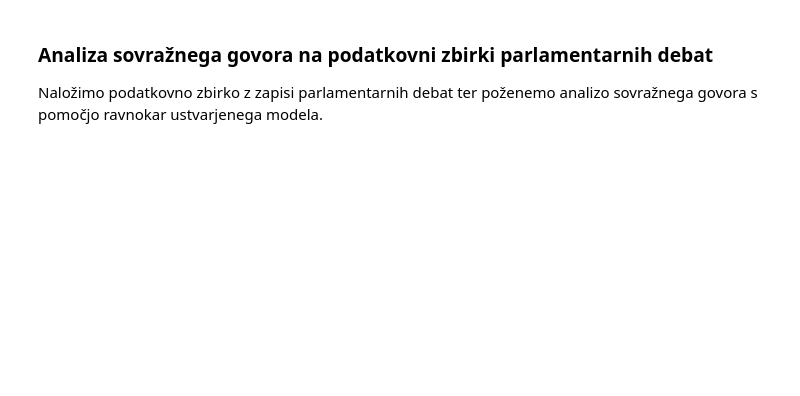
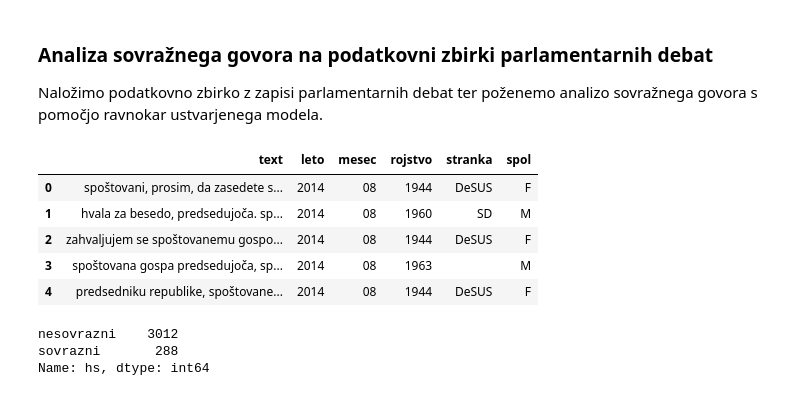
Before and after one commit to ncirar/diploma, a Jupyter notebook: Code/HateSpeech/2 Analiza sovražnega govora-crosloengualBERT.ipynb, the cells around one changed output. Drawn from its saved outputs; the diff is of its cells as text; code cells hidden in the pictures; blank space fills up the shorter version.

```diff
--- a/Code/HateSpeech/2 Analiza sovražnega govora-crosloengualBERT.ipynb
+++ b/Code/HateSpeech/2 Analiza sovražnega govora-crosloengualBERT.ipynb
@@ -288,3 +288,51 @@ metric.compute(predictions=preds, references=predictions.label_ids)
 # %% [markdown]
 ### Analiza sovražnega govora na podatkovni zbirki parlamentarnih debat
 Naložimo podatkovno zbirko z zapisi parlamentarnih debat ter poženemo analizo sovražnega govora s pomočjo ravnokar ustvarjenega modela.
+# %%
+import csv
+
+corpus = []
+transkript = []
+dvajset = []
+devetnajst = []
+osemnajst = []
+sedemnajst = []
+sestnajst = []
+
+i=0
+with open('dataframe.csv', 'r') as f:
+  lineReader = csv.reader(f, delimiter=',', quotechar="\"")
+  next(f)
+  for row in lineReader:
+    transkript.append(row[0])
+    t = row[1].split('-')
+    leto = t[0]
+    mesec = t[1]
+    rojstvo = row[4]
+    stranka = row[5]
+    spol = row[6]
+    corpus.append({'text': row[0], 'leto': leto, 'mesec': mesec, 'rojstvo': rojstvo, 'stranka': stranka, 'spol': spol})
+    if leto == '2020':
+        dvajset.append({'text': row[0], 'leto': leto, 'mesec': mesec, 'rojstvo': rojstvo, 'stranka': stranka, 'spol': spol})
+    elif leto == '2019':
+        devetnajst.append({'text': row[0], 'leto': leto, 'mesec': mesec, 'rojstvo': rojstvo, 'stranka': stranka, 'spol': spol})
+    elif leto == '2018':
+        osemnajst.append({'text': row[0], 'leto': leto, 'mesec': mesec, 'rojstvo': rojstvo, 'stranka': stranka, 'spol': spol})
+    elif leto == '2017':
+        sedemnajst.append({'text': row[0], 'leto': leto, 'mesec': mesec, 'rojstvo': rojstvo, 'stranka': stranka, 'spol': spol})
+    elif leto == '2016':
+        sestnajst.append({'text': row[0], 'leto': leto, 'mesec': mesec, 'rojstvo': rojstvo, 'stranka': stranka, 'spol': spol})
+    else:
+        continue
+# %%
+import pandas as pd
+df = pd.DataFrame(corpus, index=None, columns=['text', 'leto', 'mesec', 'rojstvo', 'stranka', 'spol'])
+# %%
+df.head()
+# %% [output]
+|  | text | leto | mesec | rojstvo | stranka | spol |
+| 0 | spoštovani, prosim, da zasedete s... | 2014 | 08 | 1944 | DeSUS | F |
+| 1 | hvala za besedo, predsedujoča. sp... | 2014 | 08 | 1960 | SD | M |
+| 2 | zahvaljujem se spoštovanemu gospo... | 2014 | 08 | 1944 | DeSUS | F |
+| 3 | spoštovana gospa predsedujoča, sp... | 2014 | 08 | 1963 |  | M |
+| 4 | predsedniku republike, spoštovane... | 2014 | 08 | 1944 | DeSUS | F |
@@ -290,0 +410,7 @@ Naložimo podatkovno zbirko z zapisi parlamentarnih debat ter poženemo analizo
+# %%
+getResults(sest)
+sest['hs'].value_counts()
+# %% [output]
+nesovrazni    3012
+sovrazni       288
+Name: hs, dtype: int64
```
Also changed, not shown: parts of 22 cells of this notebook, 13 other files.
